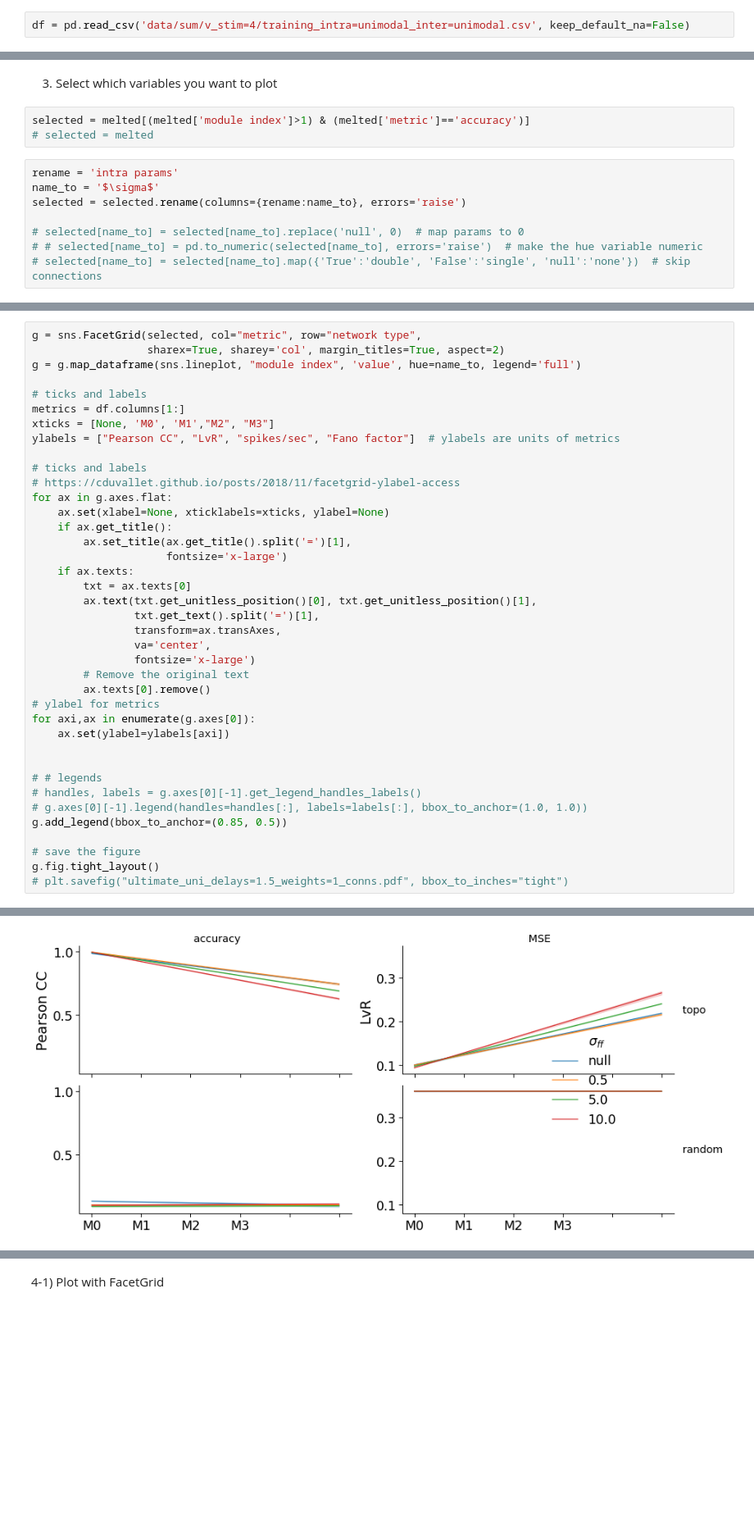
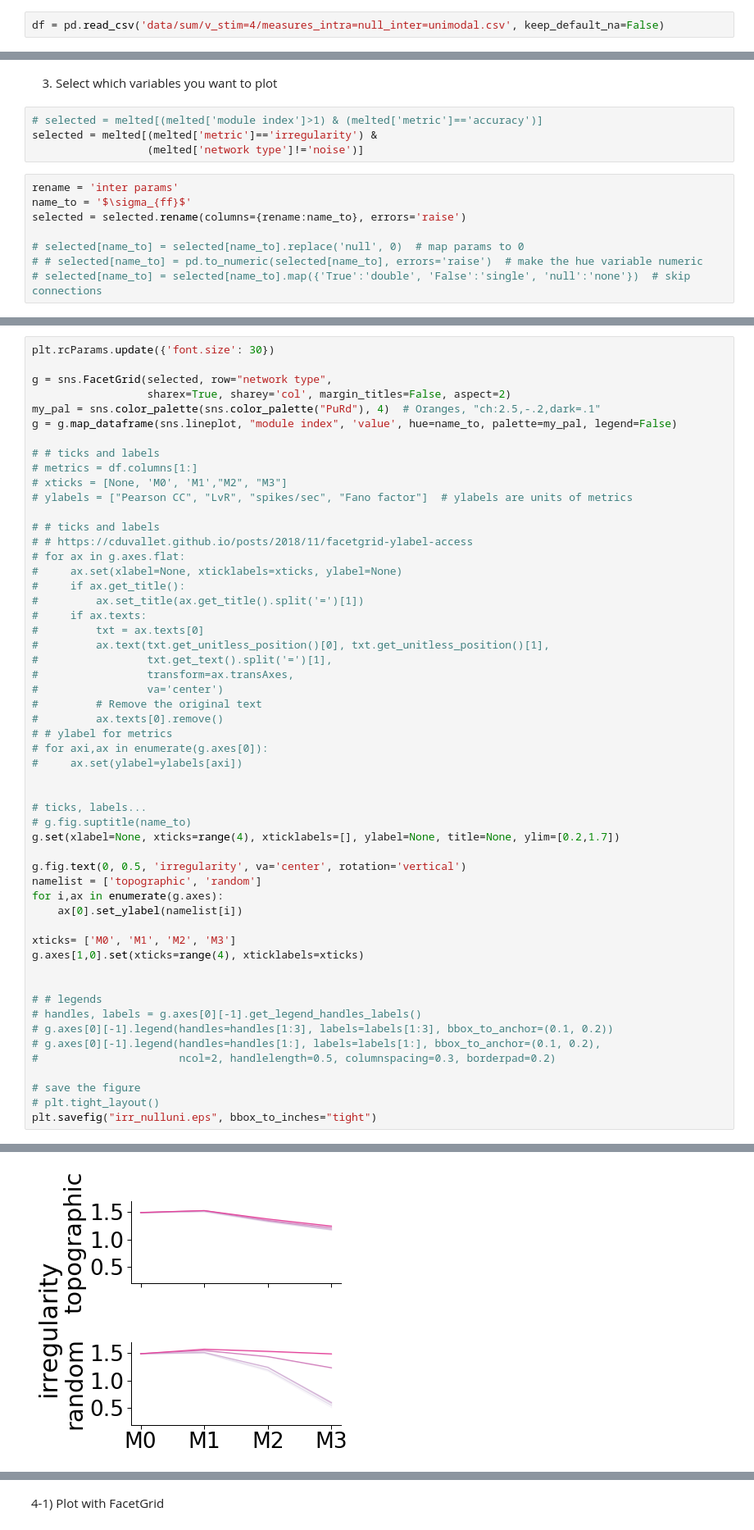
Before and after one commit to moorugi98/hetero_delay_network, a Jupyter notebook: plotter.ipynb, the cells around one changed output, grey strips where cells are left out. Shown at 82% size. Drawn from its saved outputs; the diff is of its cells as text; blank space fills up the shorter version.

```diff
--- a/plotter.ipynb
+++ b/plotter.ipynb
@@ -67,7 +71,7 @@ ultimate.to_csv("data/sum/{}_intra={}_inter={}.csv".format(metric, delay_mode_in
 # %% [markdown]
 1) Load the data
 # %%
-df = pd.read_csv('data/sum/v_stim=4/training_intra=unimodal_inter=unimodal.csv', keep_default_na=False)
+df = pd.read_csv('data/sum/v_stim=4/measures_intra=null_inter=unimodal.csv', keep_default_na=False)
 # %% [markdown]
 2) melt them in a necessary format
 # %%
@@ -78,11 +82,12 @@ melted = df.melt(id_vars=['module index', 'network type',
 # %% [markdown]
 3) Select which variables you want to plot
 # %%
-selected = melted[(melted['module index']>1) & (melted['metric']=='accuracy')]
-# selected = melted
+# selected = melted[(melted['module index']>1) & (melted['metric']=='accuracy')]
+selected = melted[(melted['metric']=='irregularity') &
+                  (melted['network type']!='noise')]
 # %%
-rename = 'intra params'
-name_to = '$\sigma$'
+rename = 'inter params'
+name_to = '$\sigma_{ff}$'
 selected = selected.rename(columns={rename:name_to}, errors='raise')
 
 # selected[name_to] = selected[name_to].replace('null', 0)  # map params to 0
@@ -113,40 +115,55 @@ selected
 # %%
-g = sns.FacetGrid(selected, col="metric", row="network type",
-                  sharex=True, sharey='col', margin_titles=True, aspect=2)
-g = g.map_dataframe(sns.lineplot, "module index", 'value', hue=name_to, legend='full')
+plt.rcParams.update({'font.size': 30})
 
-# ticks and labels
-metrics = df.columns[1:]
-xticks = [None, 'M0', 'M1',"M2", "M3"]
-ylabels = ["Pearson CC", "LvR", "spikes/sec", "Fano factor"]  # ylabels are units of metrics
+g = sns.FacetGrid(selected, row="network type",
+                  sharex=True, sharey='col', margin_titles=False, aspect=2)
+my_pal = sns.color_palette(sns.color_palette("PuRd"), 4)  # Oranges, "ch:2.5,-.2,dark=.1"
+g = g.map_dataframe(sns.lineplot, "module index", 'value', hue=name_to, palette=my_pal, legend=False)
 
-# ticks and labels
-# https://cduvallet.github.io/posts/2018/11/facetgrid-ylabel-access
-for ax in g.axes.flat:
-    ax.set(xlabel=None, xticklabels=xticks, ylabel=None)
-    if ax.get_title():
-        ax.set_title(ax.get_title().split('=')[1],
-                     fontsize='x-large')
-    if ax.texts:
-        txt = ax.texts[0]
-        ax.text(txt.get_unitless_position()[0], txt.get_unitless_position()[1],
-                txt.get_text().split('=')[1],
-                transform=ax.transAxes,
-                va='center',
-                fontsize='x-large')
-        # Remove the original text
-        ax.texts[0].remove()
-# ylabel for metrics
-for axi,ax in enumerate(g.axes[0]):
-    ax.set(ylabel=ylabels[axi])
+# # ticks and labels
+# metrics = df.columns[1:]
+# xticks = [None, 'M0', 'M1',"M2", "M3"]
+# ylabels = ["Pearson CC", "LvR", "spikes/sec", "Fano factor"]  # ylabels are units of metrics
+
+# # ticks and labels
+# # https://cduvallet.github.io/posts/2018/11/facetgrid-ylabel-access
+# for ax in g.axes.flat:
+#     ax.set(xlabel=None, xticklabels=xticks, ylabel=None)
+#     if ax.get_title():
+#         ax.set_title(ax.get_title().split('=')[1])
+#     if ax.texts:
+#         txt = ax.texts[0]
+#         ax.text(txt.get_unitless_position()[0], txt.get_unitless_position()[1],
+#                 txt.get_text().split('=')[1],
+#                 transform=ax.transAxes,
+#                 va='center')
+#         # Remove the original text
+#         ax.texts[0].remove()
+# # ylabel for metrics
+# for axi,ax in enumerate(g.axes[0]):
+#     ax.set(ylabel=ylabels[axi])
+
+
+# ticks, labels...
+# g.fig.suptitle(name_to)
+g.set(xlabel=None, xticks=range(4), xticklabels=[], ylabel=None, title=None, ylim=[0.2,1.7])
+
+g.fig.text(0, 0.5, 'irregularity', va='center', rotation='vertical')
+namelist = ['topographic', 'random']
+for i,ax in enumerate(g.axes):
+    ax[0].set_ylabel(namelist[i])
+
+xticks= ['M0', 'M1', 'M2', 'M3']
+g.axes[1,0].set(xticks=range(4), xticklabels=xticks)
 
 
 # # legends
 # handles, labels = g.axes[0][-1].get_legend_handles_labels()
-# g.axes[0][-1].legend(handles=handles[:], labels=labels[:], bbox_to_anchor=(1.0, 1.0))
-g.add_legend(bbox_to_anchor=(0.85, 0.5))
+# g.axes[0][-1].legend(handles=handles[1:3], labels=labels[1:3], bbox_to_anchor=(0.1, 0.2))
+# g.axes[0][-1].legend(handles=handles[1:], labels=labels[1:], bbox_to_anchor=(0.1, 0.2),
+#                      ncol=2, handlelength=0.5, columnspacing=0.3, borderpad=0.2)
 
 # save the figure
-g.fig.tight_layout()
-# plt.savefig("ultimate_uni_delays=1.5_weights=1_conns.pdf", bbox_to_inches="tight")
+# plt.tight_layout()
+plt.savefig("irr_nulluni.eps", bbox_to_inches="tight")
 # %% [output]
@@ -153,3 +187,3 @@ g.fig.tight_layout()
-[figure, old version]
+[figure, new version]
 # %% [markdown]
 ## Classification
```
Also changed, not shown: parts of 13 cells of this notebook.
